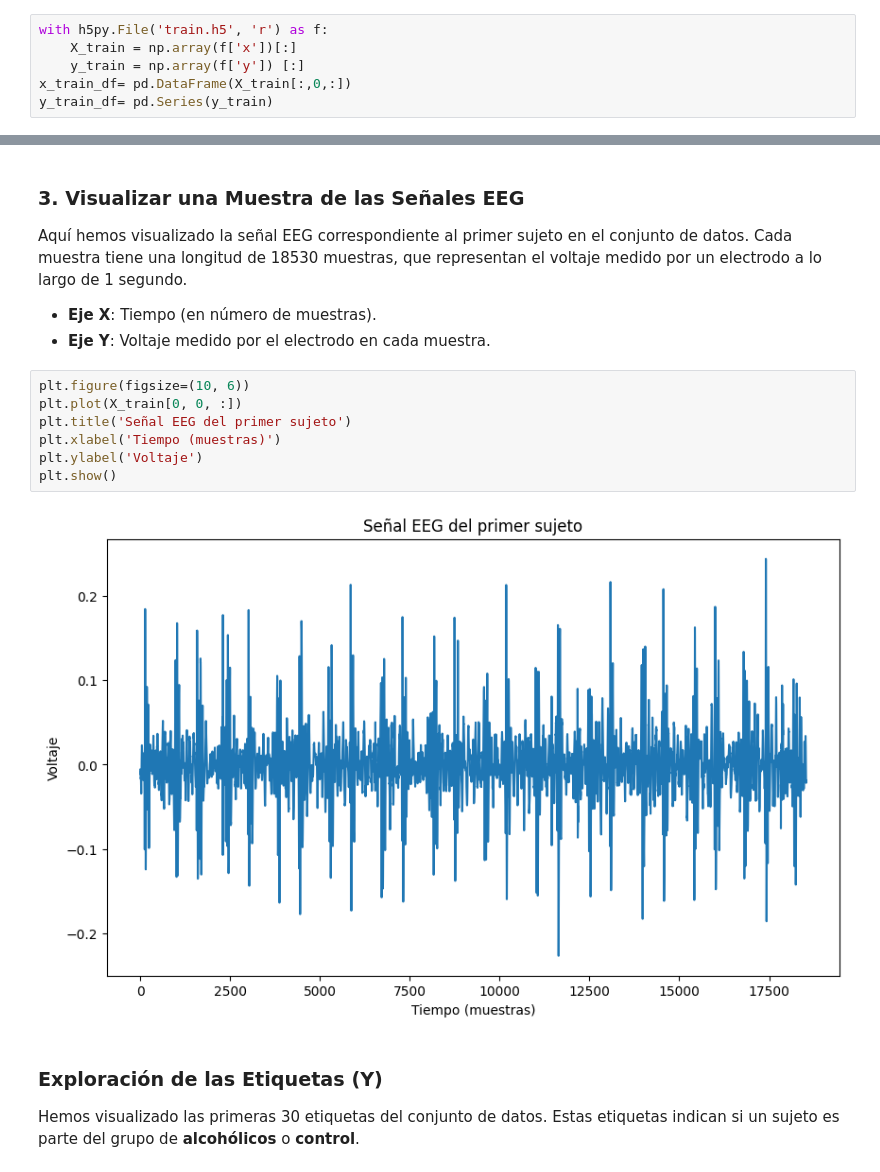
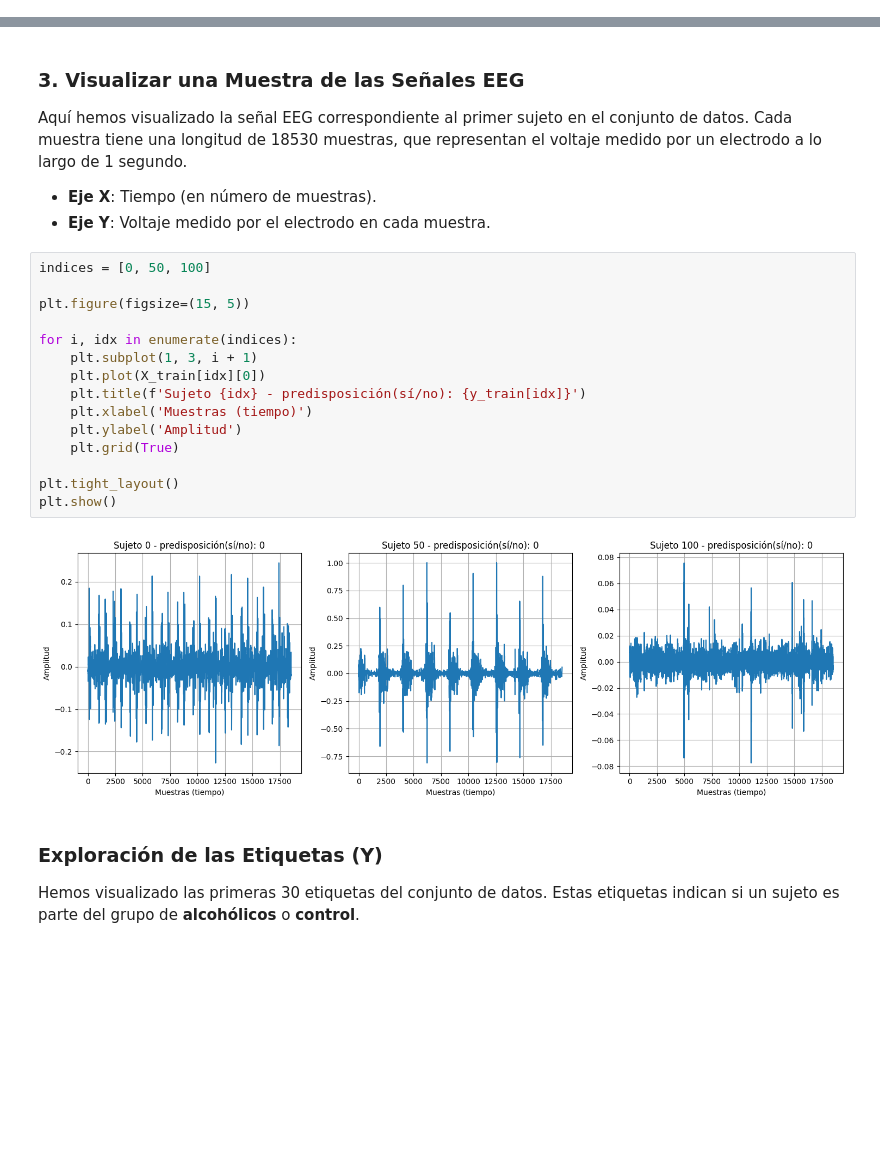
Before and after one commit to Jyns123/MachineLearning, a Jupyter notebook: ML.ipynb, the cells around one changed output, grey strips where cells are left out. Cells and saved outputs as stored; diff of their text form; blank space fills up the shorter version.

```diff
--- a/ML.ipynb
+++ b/ML.ipynb
@@ -98,9 +109,3 @@ with h5py.File('train.h5', 'r') as f:
 X_train.shape, y_train.shape
 # %% [output]
 ((204, 1, 18530), (204,))
-# %%
-with h5py.File('train.h5', 'r') as f:
-    X_train = np.array(f['x'])[:]
-    y_train = np.array(f['y']) [:]
-x_train_df= pd.DataFrame(X_train[:,0,:])
-y_train_df= pd.Series(y_train)
@@ -129,15 +137,23 @@ Aquí hemos visualizado la señal EEG correspondiente al primer sujeto en el con
 
 - **Eje X**: Tiempo (en número de muestras).
 - **Eje Y**: Voltaje medido por el electrodo en cada muestra.
-# %%
-plt.figure(figsize=(10, 6))
-plt.plot(X_train[0, 0, :])
-plt.title('Señal EEG del primer sujeto')
-plt.xlabel('Tiempo (muestras)')
-plt.ylabel('Voltaje')
-plt.show()
-# %% [output]
-[figure, removed]
+# %%
+indices = [0, 50, 100]
+
+plt.figure(figsize=(15, 5))
+
+for i, idx in enumerate(indices):
+    plt.subplot(1, 3, i + 1)
+    plt.plot(X_train[idx][0])
+    plt.title(f'Sujeto {idx} - predisposición(sí/no): {y_train[idx]}')
+    plt.xlabel('Muestras (tiempo)')
+    plt.ylabel('Amplitud')
+    plt.grid(True)
+
+plt.tight_layout()
+plt.show()
+# %% [output]
+[figure, added]
 # %% [markdown]
 ### Exploración de las Etiquetas (Y)
 
```
Also changed, not shown: parts of 38 cells of this notebook.
